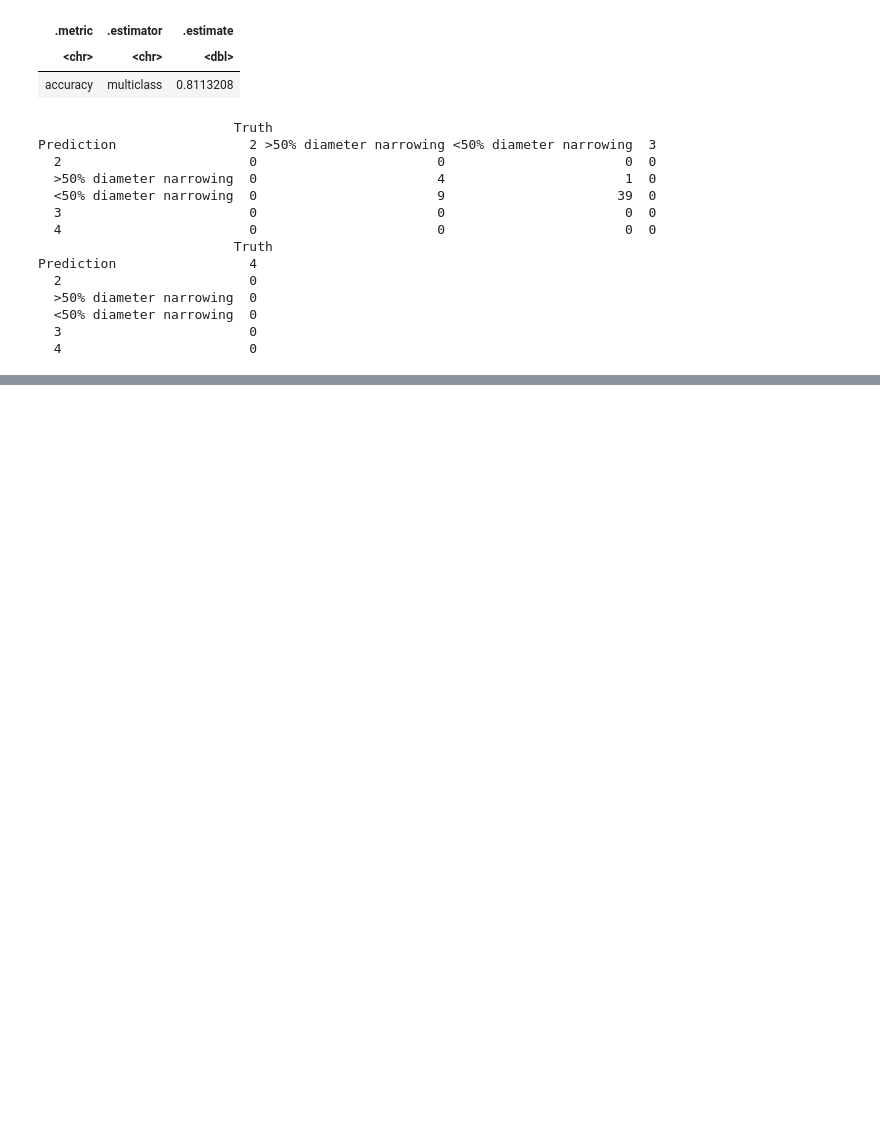
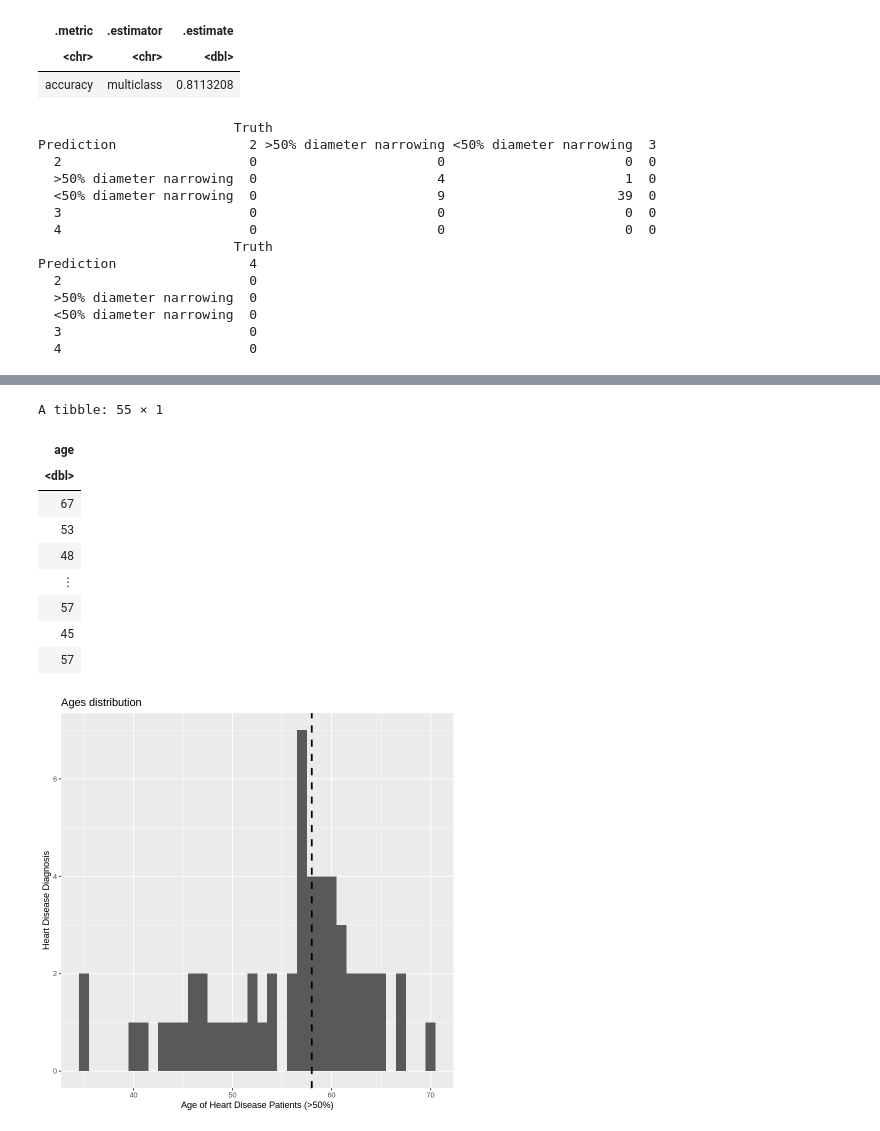
Before and after one commit to Daniel6070/Heart_Disease, a Jupyter notebook: Heart_Disease.ipynb, the cells around one changed output, grey strips where cells are left out. Saved outputs shown, nothing was run; the diff lists cells and outputs as text; code cells hidden in the pictures; blank space fills up the shorter version.

```diff
--- a/Heart_Disease.ipynb
+++ b/Heart_Disease.ipynb
@@ -310,0 +331,5 @@ Prediction                 4
+# %%
+heart_greater_50 <- heart_disease %>%
+filter(num == ">50% diameter narrowing")
+
+heart_greater_50
@@ -310,0 +347,25 @@ Prediction                 4
+# %%
+heart_50_age <- heart_greater_50 %>%
+select(age)
+
+heart_50_age
+
+heart_50_age_hist <- ggplot(heart_50_age, aes(x = age)) +
+    geom_histogram(binwidth = 1) +
+geom_vline(xintercept = 58, linetype = "dashed", size = 1.0)+
+    xlab("Age of Heart Disease Patients (>50%)") +
+    ylab("Heart Disease Diagnosis")+
+    ggtitle("Ages distribution")
+heart_50_age_hist
+# %% [output]
+A tibble: 55 × 1
+| age |
+| <dbl> |
+| 67 |
+| 53 |
+| 48 |
+| ⋮ |
+| 57 |
+| 45 |
+| 57 |
+[figure, added]
```
Also changed, not shown: parts of 6 cells of this notebook.
